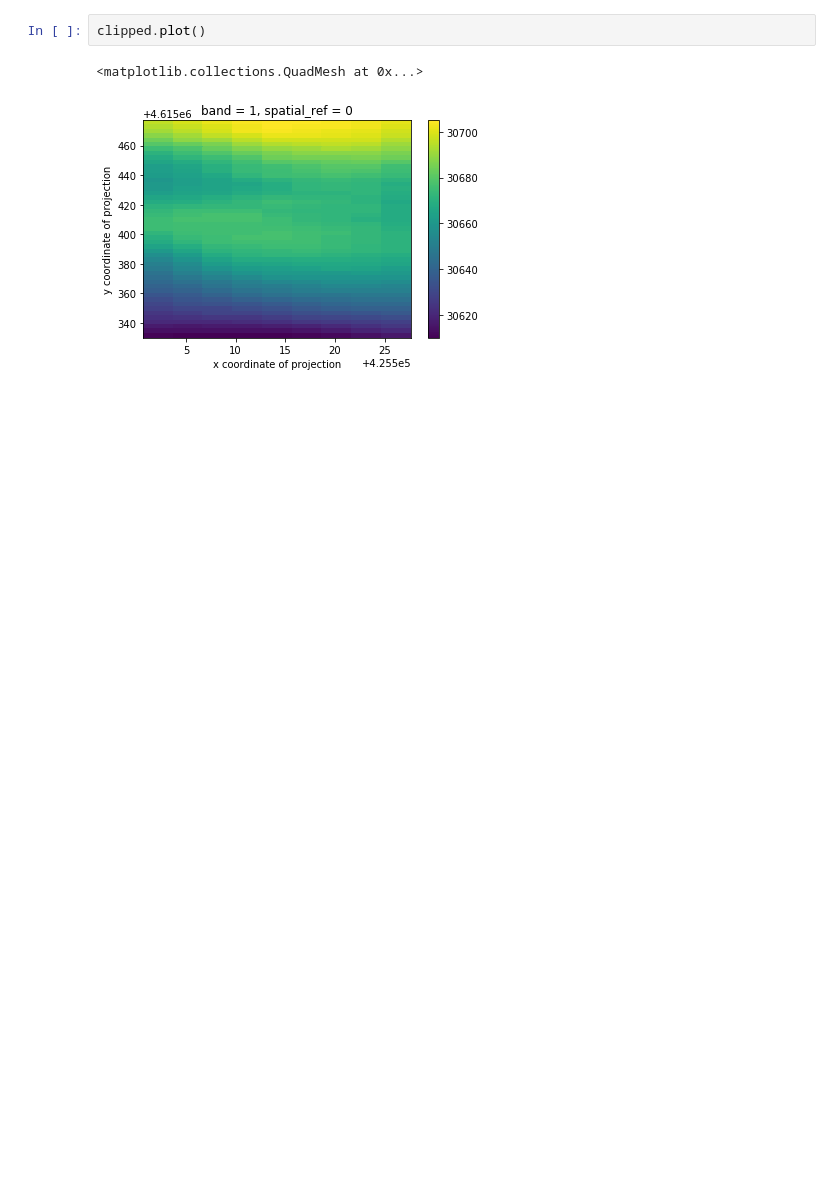
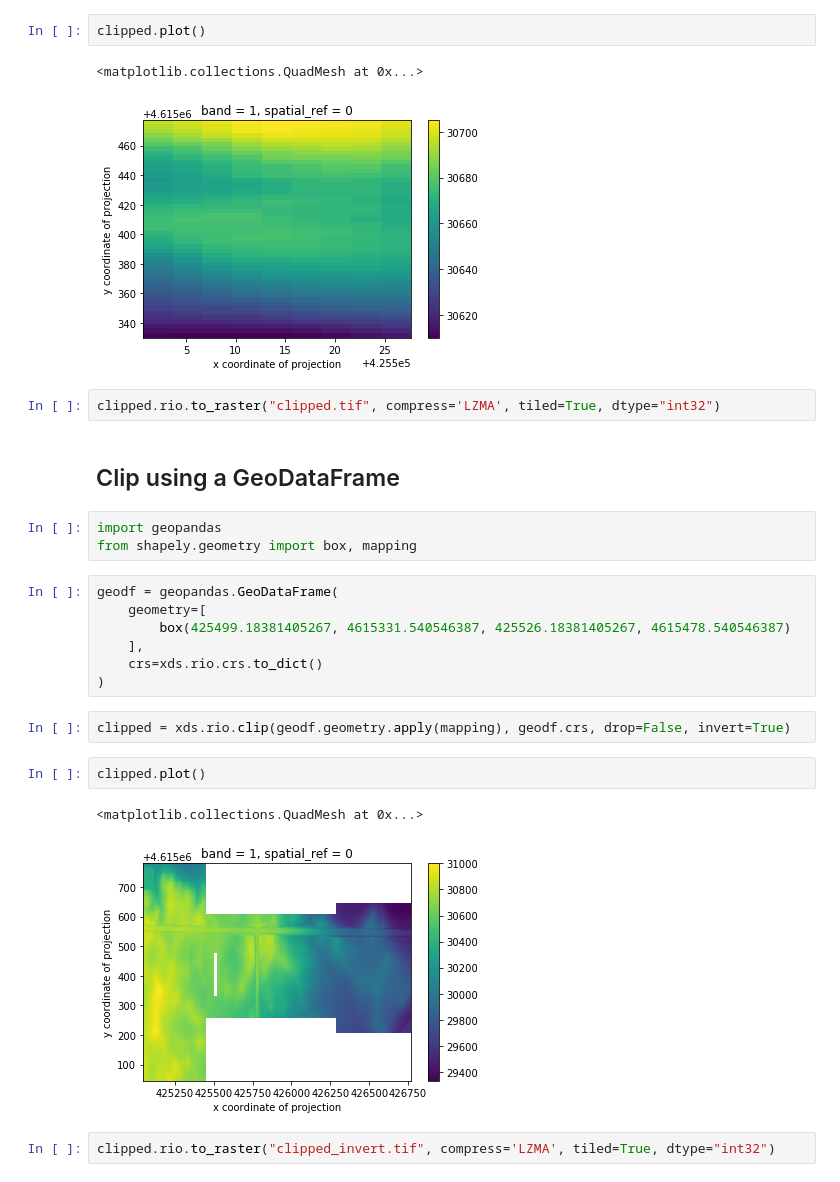
Before and after one commit to corteva/rioxarray, a Jupyter notebook: sphinx/examples/clip_geom.ipynb, the cells around one changed output. Drawn from its saved outputs; the diff is of its cells as text; blank space fills up the shorter version.

```diff
--- a/sphinx/examples/clip_geom.ipynb
+++ b/sphinx/examples/clip_geom.ipynb
@@ -69,3 +69,26 @@ clipped.plot()
 # %% [output]
 <matplotlib.collections.QuadMesh at 0x...>
 [figure]
+# %%
+clipped.rio.to_raster("clipped.tif", compress='LZMA', tiled=True, dtype="int32")
+# %% [markdown]
+## Clip using a GeoDataFrame
+# %%
+import geopandas
+from shapely.geometry import box, mapping
+# %%
+geodf = geopandas.GeoDataFrame(
+    geometry=[
+        box(425499.18381405267, 4615331.540546387, 425526.18381405267, 4615478.540546387)
+    ],
+    crs=xds.rio.crs.to_dict()
+)
+# %%
+clipped = xds.rio.clip(geodf.geometry.apply(mapping), geodf.crs, drop=False, invert=True)
+# %%
+clipped.plot()
+# %% [output]
+<matplotlib.collections.QuadMesh at 0x...>
+[figure, added]
+# %%
+clipped.rio.to_raster("clipped_invert.tif", compress='LZMA', tiled=True, dtype="int32")
```
Also changed, not shown: parts of 9 cells of this notebook, 12 other files.
